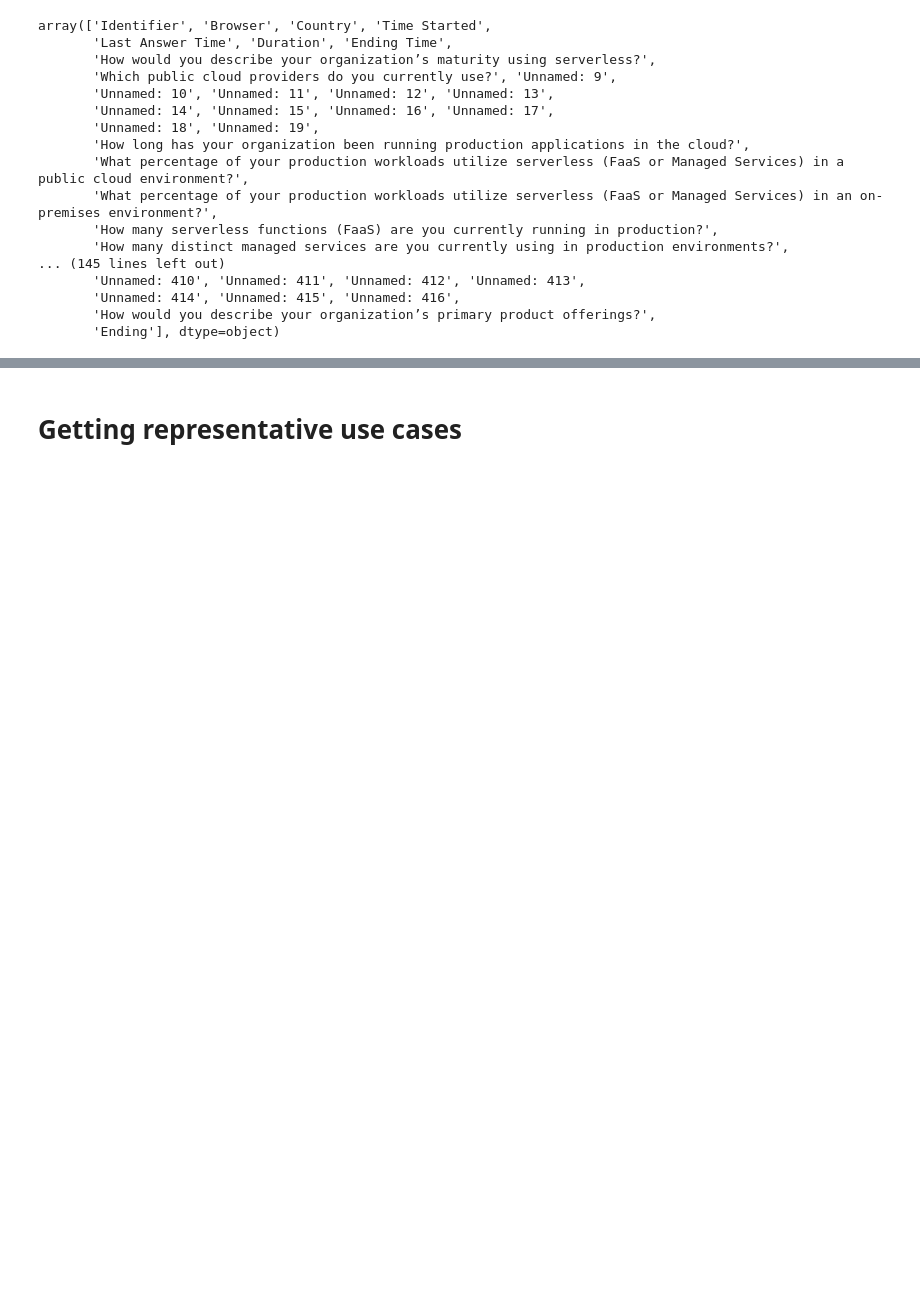
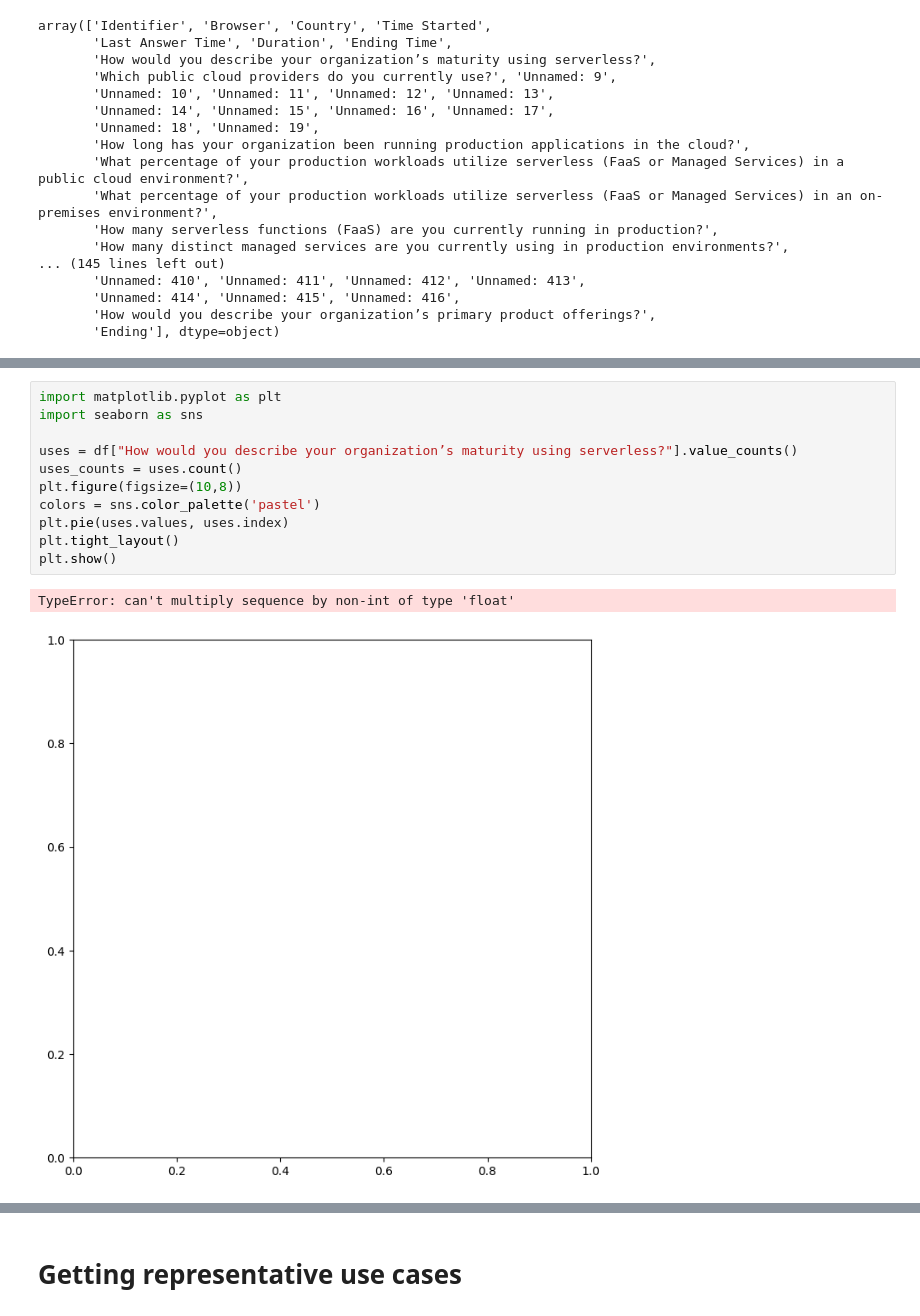
Before and after one commit to JothamWong/serverless-benchmarks, a Jupyter notebook: survey/serverless-community-survey-2020/serverless-community-survey-2020_tmp/booga.ipynb, the cells around one changed output, grey strips where cells are left out. Drawn from its saved outputs; the diff is of its cells as text; blank space fills up the shorter version.

```diff
--- a/survey/serverless-community-survey-2020/serverless-community-survey-2020_tmp/booga.ipynb
+++ b/survey/serverless-community-survey-2020/serverless-community-survey-2020_tmp/booga.ipynb
@@ -24,0 +34,14 @@ array(['Identifier', 'Browser', 'Country', 'Time Started',
+# %%
+import matplotlib.pyplot as plt
+import seaborn as sns
+
+uses = df["How would you describe your organization’s maturity using serverless?"].value_counts()
+uses_counts = uses.count()
+plt.figure(figsize=(10,8))
+colors = sns.color_palette('pastel')
+plt.pie(uses.values, uses.index)
+plt.tight_layout()
+plt.show()
+# %% [output]
+TypeError: can't multiply sequence by non-int of type 'float'
+[figure, added]
```
Also changed, not shown: parts of 3 cells of this notebook, 11 other files.
